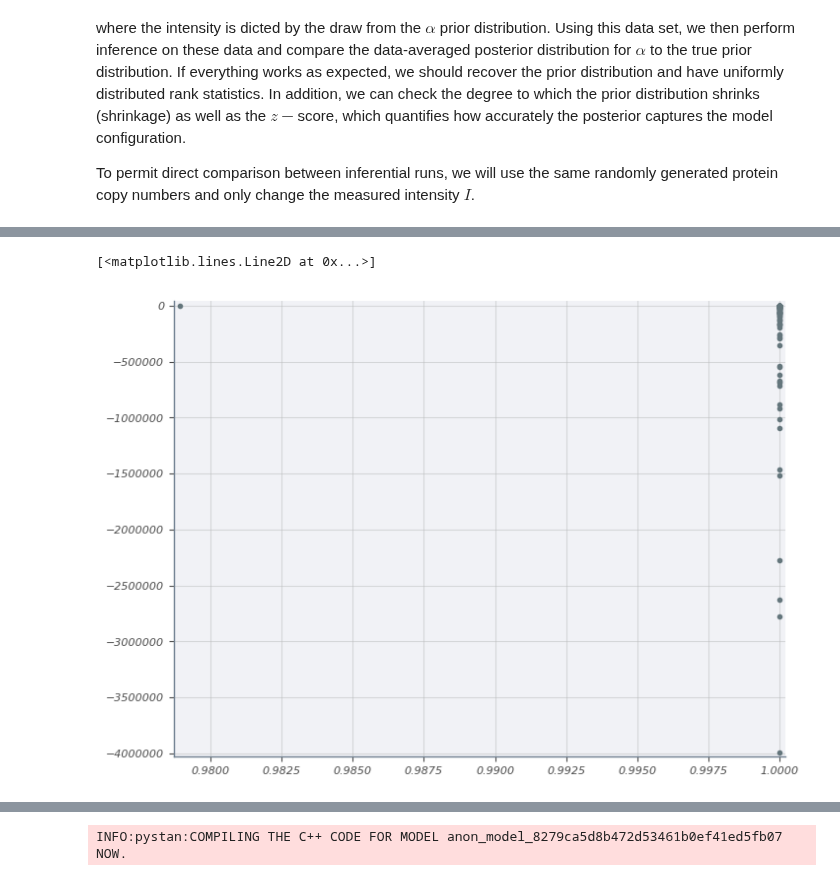
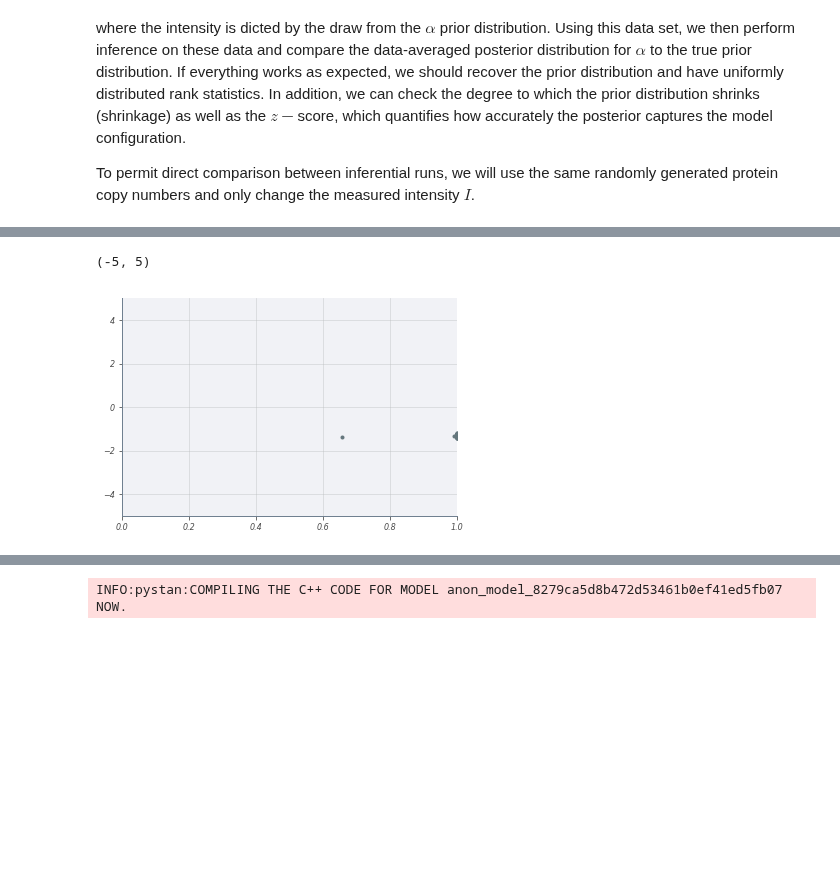
Before and after one commit to RPGroup-PBoC/mwc_growth, a Jupyter notebook: code/notebooks/principled_calibration_workflow.ipynb, the cells around one changed output, grey strips where cells are left out. Drawn from its saved outputs; the diff is of its cells as text; code cells hidden in the pictures; blank space fills up the shorter version.

```diff
--- a/code/notebooks/principled_calibration_workflow.ipynb
+++ b/code/notebooks/principled_calibration_workflow.ipynb
@@ -99,7 +92,7 @@ We can now make $N$ draws out of the prior distribution for $\alpha$ and compute
 # %%
 # Make N draws out of a lognormal distribution for alpha.
 N = 100
-alpha_draws = np.random.lognormal(2, 2, N)
+alpha_draws = np.random.lognormal(3, 3, N)
 
 # Compute the intensities.
 n, a = np.meshgrid(N1, alpha_draws)
@@ -260,9 +235,10 @@ plt.plot(np.sort(sbc_df['rank']), np.linspace(0, 1, len(sbc_df)), '.')
 # %%
 plt.plot(sbc_df['shrinkage'], sbc_df['z_score'], '.')
-# plt.xlim([0, 1])
+plt.xlim([0, 1])
+plt.ylim([-5, 5])
 # %% [output]
-[<matplotlib.lines.Line2D at 0x...>]
+(-5, 5)
-[figure, old version]
+[figure, new version]
 # %%
 
 plt.hist(sbc_df['mean_alpha'], bins=100)
```
Also changed, not shown: parts of 9 cells of this notebook, 10 other files.
